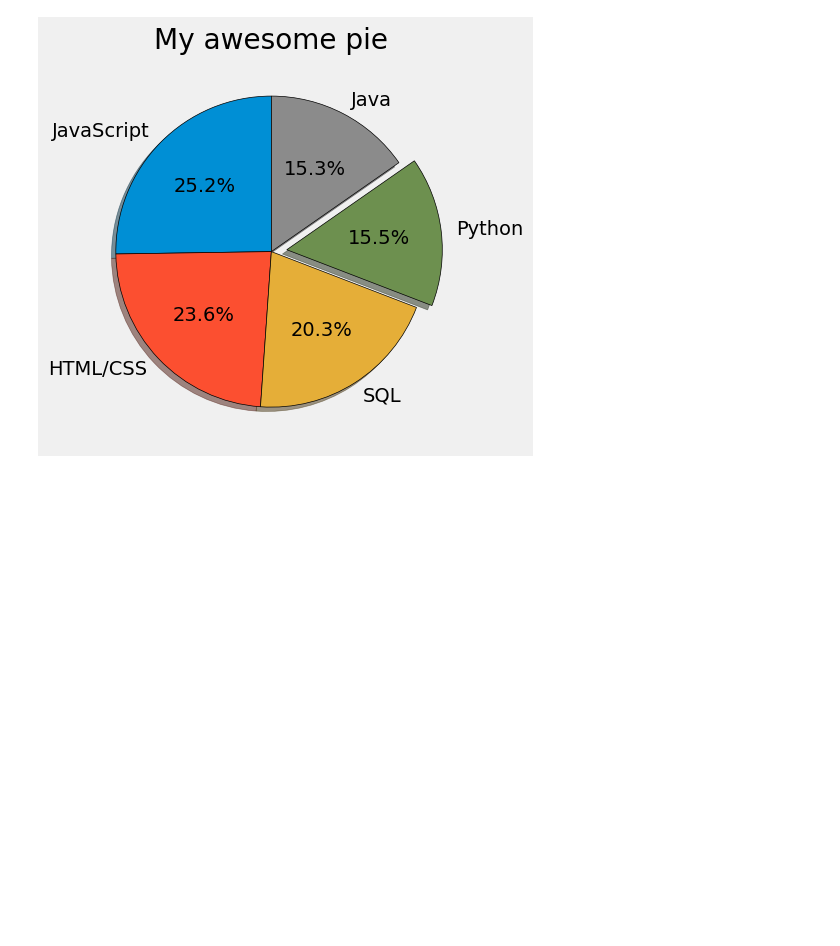
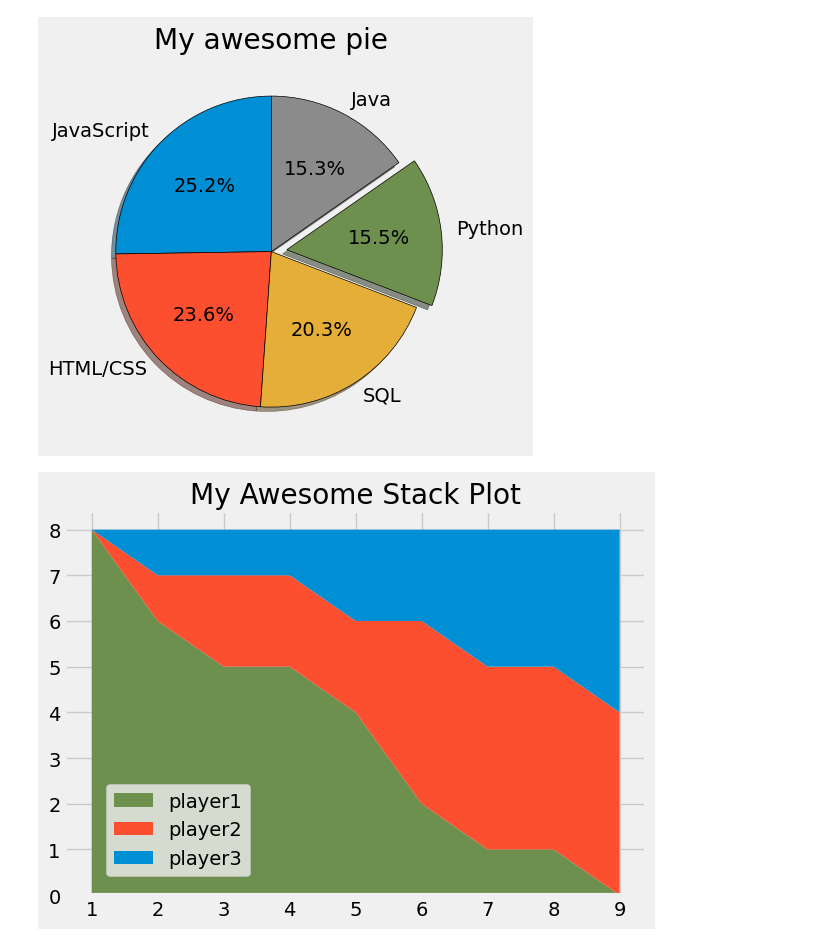
Before and after one commit to sbdrchauhan/python-DS-ML, a Jupyter notebook: 08_matplotlib/code_tryouts.ipynb, the cells around one changed output. Drawn from its saved outputs; the diff is of its cells as text; code cells hidden in the pictures; blank space fills up the shorter version.

Commit message:
matplot corey done

```diff
--- a/08_matplotlib/code_tryouts.ipynb
+++ b/08_matplotlib/code_tryouts.ipynb
@@ -93,3 +93,33 @@ plt.show()
 # Green = #6d904f
 # %% [output]
 [figure]
+# %%
+from matplotlib import pyplot as plt
+
+plt.style.use("fivethirtyeight")
+
+
+minutes = [1, 2, 3, 4, 5, 6, 7, 8, 9]
+
+player1 = [8, 6, 5, 5, 4, 2, 1, 1, 0]
+player2 = [0, 1, 2, 2, 2, 4, 4, 4, 4]
+player3 = [0, 1, 1, 1, 2, 2, 3, 3, 4]
+
+labels = ['player1', 'player2', 'player3']
+colors = ['#6d904f', '#fc4f30', '#008fd5']
+
+plt.stackplot(minutes, player1, player2, player3, labels=labels, colors=colors)
+
+plt.legend(loc=(0.07, 0.05))
+
+plt.title("My Awesome Stack Plot")
+plt.tight_layout()
+plt.show()
+
+# Colors:
+# Blue = #008fd5
+# Red = #fc4f30
+# Yellow = #e5ae37
+# Green = #6d904f
+# %% [output]
+[figure, added]
```
Also changed, not shown: parts of 7 cells of this notebook, 7 other files.
